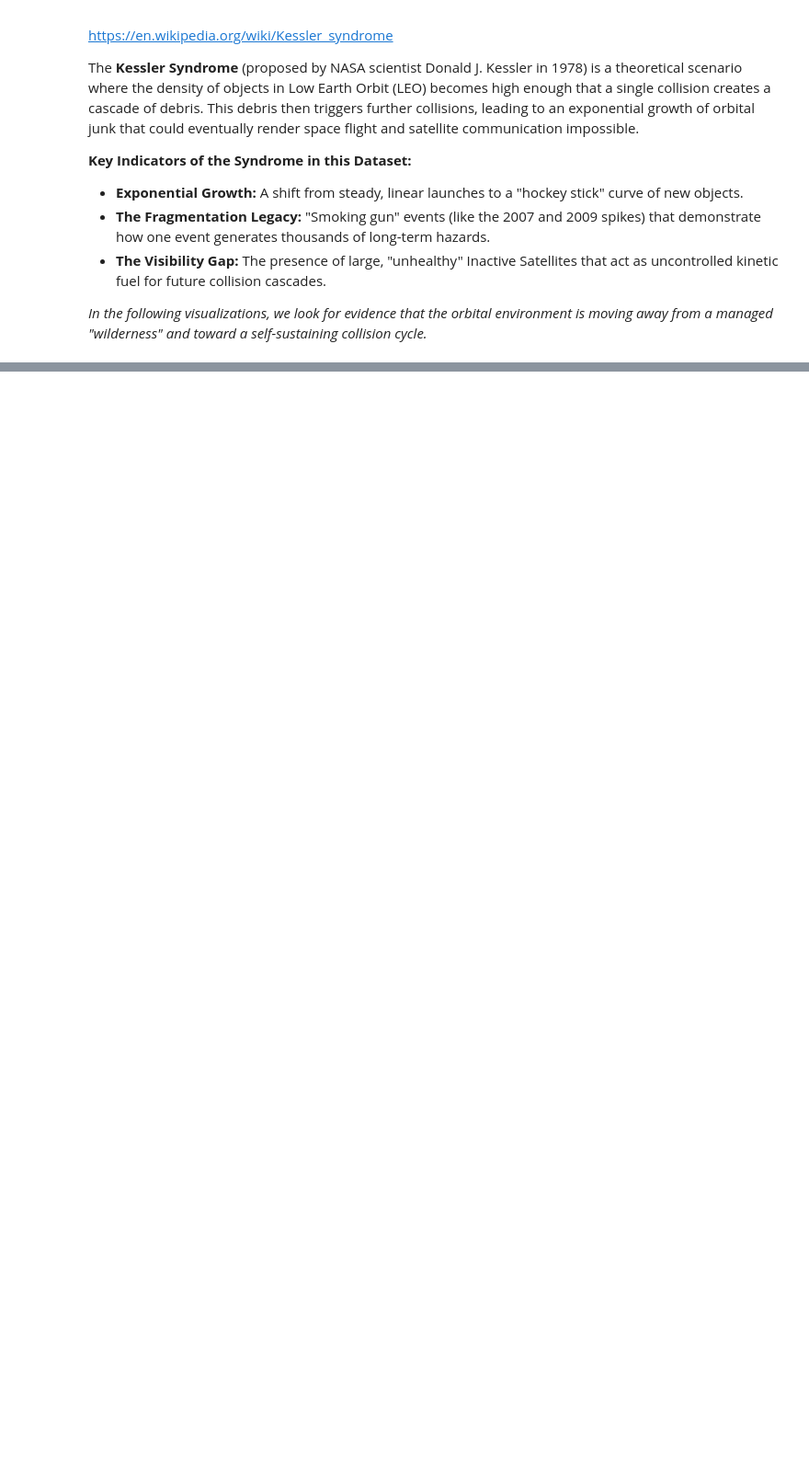
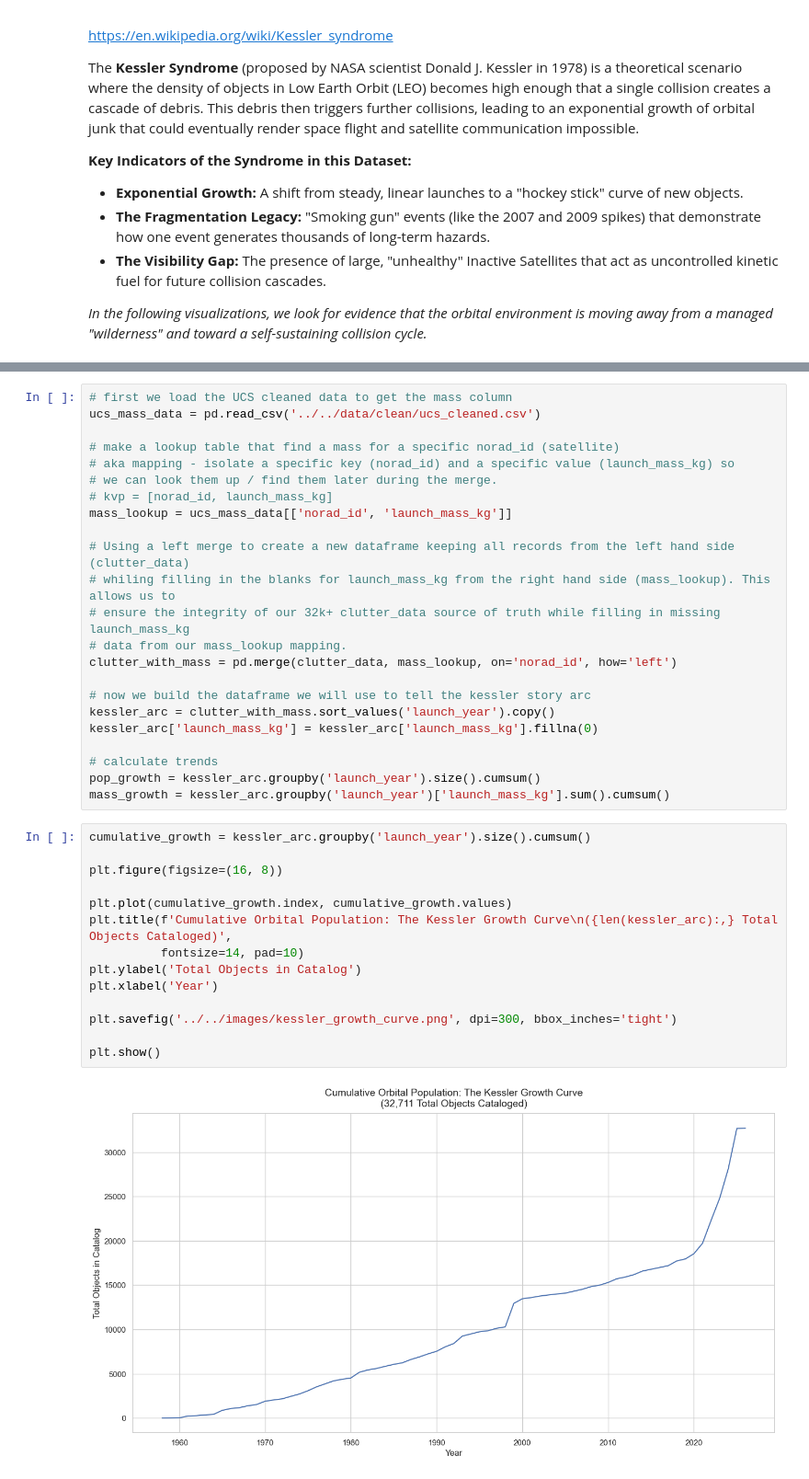
Before and after one commit to sithid/orbital-debris-assessment, a Jupyter notebook: notebooks/eda/satcat_eda.ipynb, the cells around one changed output, grey strips where cells are left out. Shown at 92% size. Drawn from its saved outputs; the diff is of its cells as text; blank space fills up the shorter version.

```diff
--- a/notebooks/eda/satcat_eda.ipynb
+++ b/notebooks/eda/satcat_eda.ipynb
@@ -454,0 +447,39 @@ plt.show()
+# %%
+# first we load the UCS cleaned data to get the mass column
+ucs_mass_data = pd.read_csv('../../data/clean/ucs_cleaned.csv')
+
+# make a lookup table that find a mass for a specific norad_id (satellite)
+# aka mapping - isolate a specific key (norad_id) and a specific value (launch_mass_kg) so
+# we can look them up / find them later during the merge.
+# kvp = [norad_id, launch_mass_kg]
+mass_lookup = ucs_mass_data[['norad_id', 'launch_mass_kg']]
+
+# Using a left merge to create a new dataframe keeping all records from the left hand side (clutter_data)
+# whiling filling in the blanks for launch_mass_kg from the right hand side (mass_lookup). This allows us to
+# ensure the integrity of our 32k+ clutter_data source of truth while filling in missing launch_mass_kg
+# data from our mass_lookup mapping.
+clutter_with_mass = pd.merge(clutter_data, mass_lookup, on='norad_id', how='left')
+
+# now we build the dataframe we will use to tell the kessler story arc
+kessler_arc = clutter_with_mass.sort_values('launch_year').copy()
+kessler_arc['launch_mass_kg'] = kessler_arc['launch_mass_kg'].fillna(0)
+
+# calculate trends
+pop_growth = kessler_arc.groupby('launch_year').size().cumsum()
+mass_growth = kessler_arc.groupby('launch_year')['launch_mass_kg'].sum().cumsum()
+# %%
+cumulative_growth = kessler_arc.groupby('launch_year').size().cumsum()
+
+plt.figure(figsize=(16, 8))
+
+plt.plot(cumulative_growth.index, cumulative_growth.values)
+plt.title(f'Cumulative Orbital Population: The Kessler Growth Curve\n({len(kessler_arc):,} Total Objects Cataloged)',
+          fontsize=14, pad=10)
+plt.ylabel('Total Objects in Catalog')
+plt.xlabel('Year')
+
+plt.savefig('../../images/kessler_growth_curve.png', dpi=300, bbox_inches='tight')
+
+plt.show()
+# %% [output]
+[figure, added]
```
Also changed, not shown: parts of 5 cells of this notebook, 4 other files.
